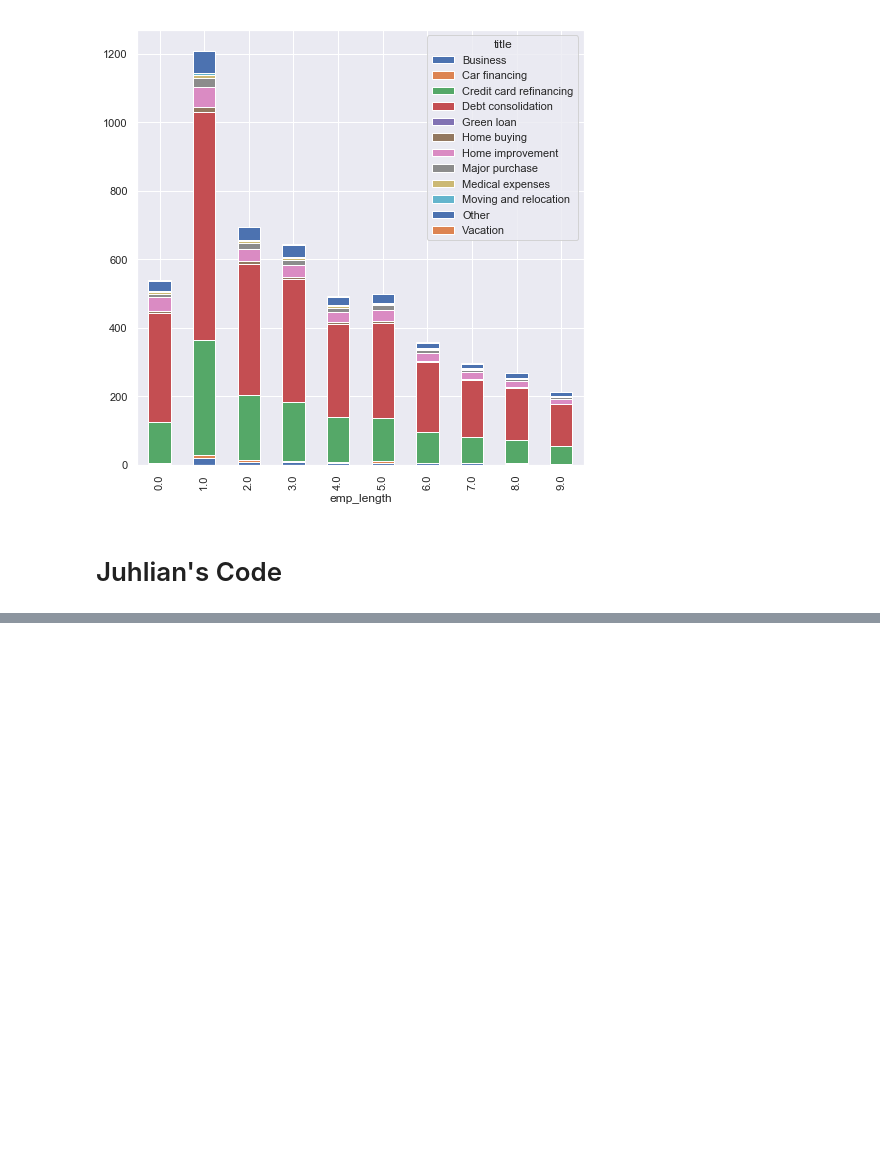
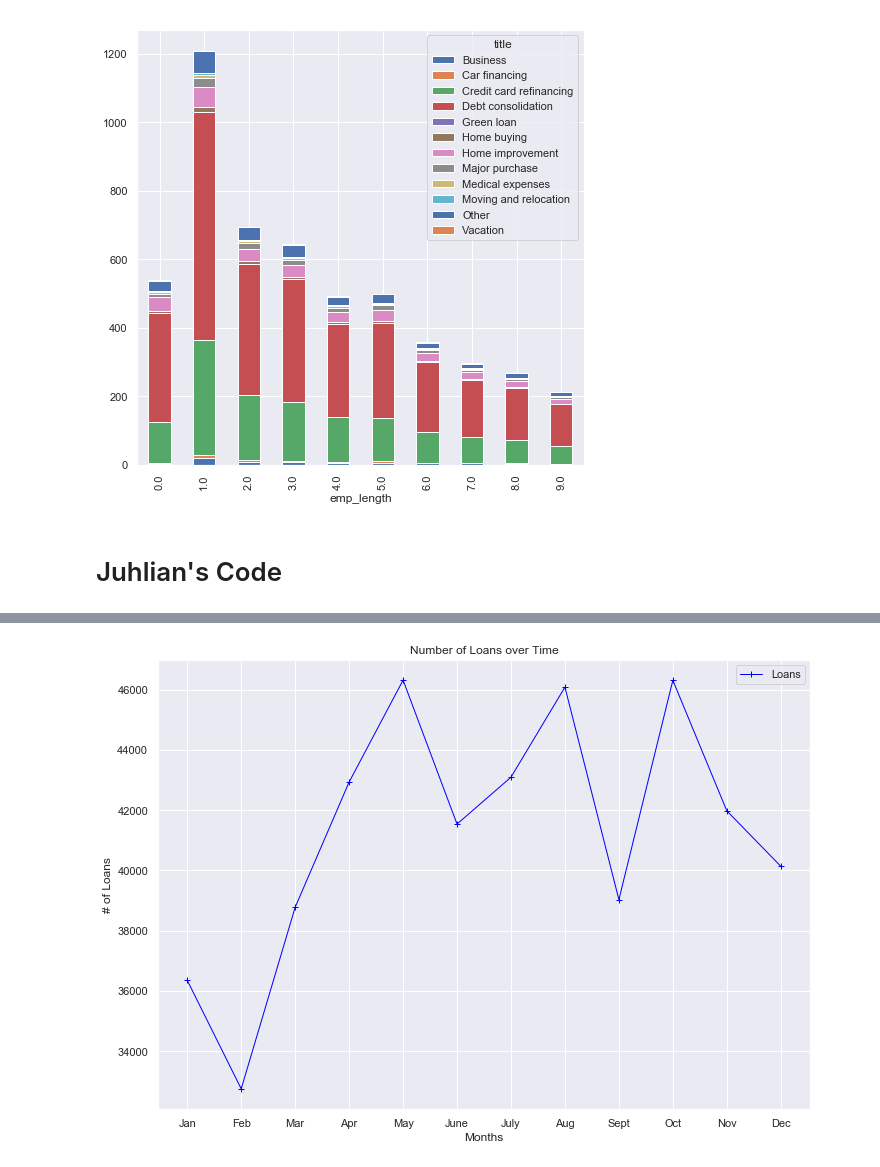
Before and after one commit to Ironbark427/Team-1, a Jupyter notebook: Final Notebook.ipynb, the cells around one changed output, grey strips where cells are left out. Cells and saved outputs as stored; diff of their text form; code cells hidden in the pictures; blank space fills up the shorter version.

```diff
--- a/Final Notebook.ipynb
+++ b/Final Notebook.ipynb
@@ -473,0 +785,3 @@ ct.plot(kind="bar",
+# %%
+cleanmydf['month_num'] = pd.to_numeric(cleanmydf['month_num'], errors='coerce')
+cleanmydf['month_num'] = cleanmydf['month_num'].round(0).astype(int)
@@ -473,0 +809,12 @@ ct.plot(kind="bar",
+# %%
+#Merged Loan data with Vix data
+merged_df = bigdf.merge(cleanmydf,how = "inner",on = "month_num")
+new_merged_df= merged_df.drop([
+    'Close','issue_d_x','issue_d_y','installment',
+    'grade','loan_status','purpose','title',
+    'mths_since_recent_bc_dlq', 'addr_state',
+    'earliest_cr_line','tot_cur_bal','mths_since_recent_bc',
+    'mths_since_recent_inq','mths_since_recent_revol_delinq',
+    'pct_tl_nvr_dlq','numericGrade','delinq_amnt'
+],axis = 1)
+pd.DataFrame(new_merged_df).head()
@@ -473,0 +884,7 @@ ct.plot(kind="bar",
+# %%
+#Create object to store number of loans
+Number_of_loans= [len(Jan),len(Feb),len(Mar),len(Apr),
+                  len(May),len(Jun),len(Jul),len(Aug),
+                 len(Sept),len(Oct),len(Nov),len(Dec)]
+#Making sure it works
+Number_of_loans
@@ -473,0 +931,10 @@ ct.plot(kind="bar",
+# %%
+#Created Chart to show number of loans in 2018
+Loans_to_Time = plt.plot(Months, Number_of_loans, marker="+",color="blue", linewidth=1, label="Loans")
+plt.title("Number of Loans over Time")
+plt.legend(loc="best")
+plt.xlabel("Months")
+plt.ylabel("# of Loans")
+plt.savefig("images/Loans to Time.png")
+# %% [output]
+[figure, added]
```
Also changed, not shown: parts of 84 cells of this notebook, 22 other files.
